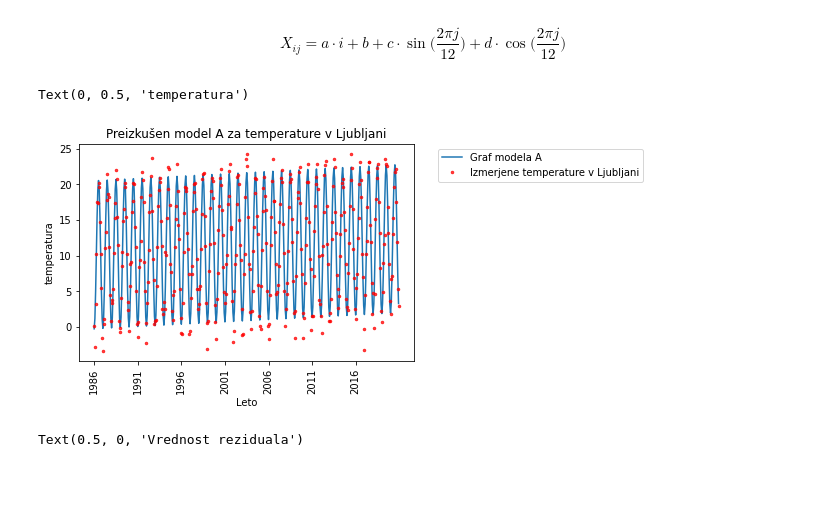
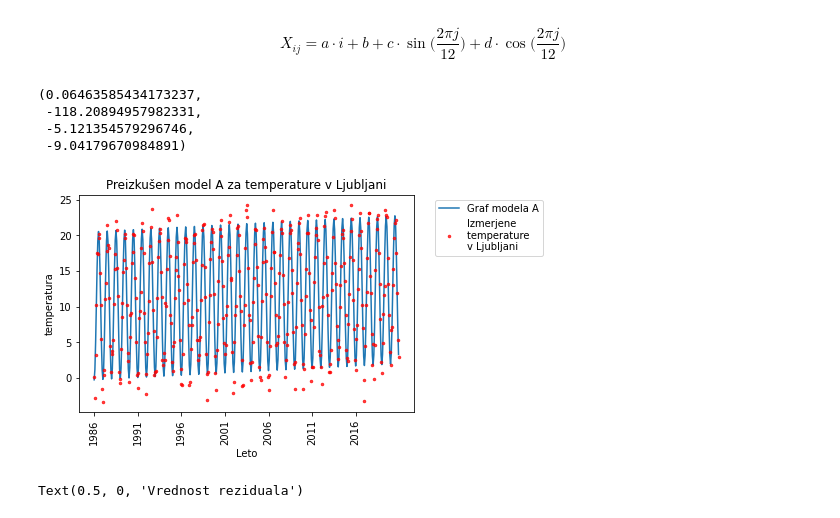
Before and after one commit to DejanPeric058/Seminarska-naloga-pri-Statistiki, a Jupyter notebook: 3. naloga.ipynb, the cells around one changed output. Saved outputs shown, nothing was run; the diff lists cells and outputs as text; code cells hidden in the pictures; blank space fills up the shorter version.

```diff
--- a/3. naloga.ipynb
+++ b/3. naloga.ipynb
@@ -124,32 +124,36 @@ $$X_{ij} = a \cdot i + b + c \cdot \sin \Big(\frac{2\pi j}{12}\Big) + d \cdot \c
 # %%
 L = 420
 leta = np.array([1986 + i//12 for i in range(L)])
 leta = temp_lj["LETO"].values
 enice = np.ones(L)
 meseci = np.array([(1 + i%12) for i in range (L)])
 sin_meseci = np.sin(meseci*np.pi/6)
 cos_meseci = np.cos(meseci*np.pi/6)
 M = np.array([leta,
              enice,
              sin_meseci,
              cos_meseci])
 temperature = np.array(temp_lj['TEMPERATURA'])
 result = LA.lstsq(M.T, temperature, rcond=None)
 
 a, b, c, d = result[0]
 model_A = [a*leta[l] + b + c*sin_meseci[l] + d*cos_meseci[l] for l in range(L)]
 plt.plot(np.arange(420), model_A, label='Graf modela A')
-plt.plot(np.arange(420), temperature, 'ro', markersize=2.5, alpha=0.75, label='Izmerjene temperature v Ljubljani')
-plt.legend(loc='upper right', bbox_to_anchor=(1.7, 1.0))
+plt.plot(np.arange(420), temperature, 'ro', markersize=2.5, alpha=0.75, label='Izmerjene \ntemperature \nv Ljubljani')
+plt.legend(loc='upper right', bbox_to_anchor=(1.4, 1.0))
 years = list(set(leta))
 years5 = [years[i] for i in range(35) if i % 5 == 0]
 plt.xticks(np.arange(0,420,420//7), years5, rotation='vertical')
 plt.title('Preizkušen model A za temperature v Ljubljani')
 plt.xlabel('Leto')
 plt.ylabel('temperatura')
+a, b, c, d
 # %% [output]
-Text(0, 0.5, 'temperatura')
+(0.06463585434173237,
+ -118.20894957982331,
+ -5.121354579296746,
+ -9.04179670984891)
-[figure, old version]
+[figure, new version]
 # %%
 residual = temperature - model_A
 z, xbins, _ = plt.hist(residual, bins=20)
```
Also changed, not shown: parts of 7 cells of this notebook, 14 other files.
